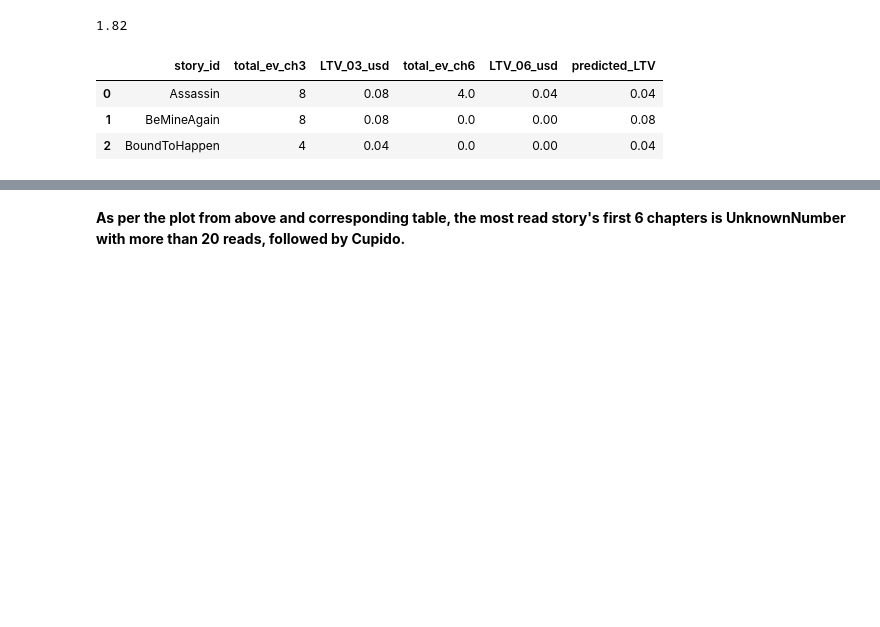
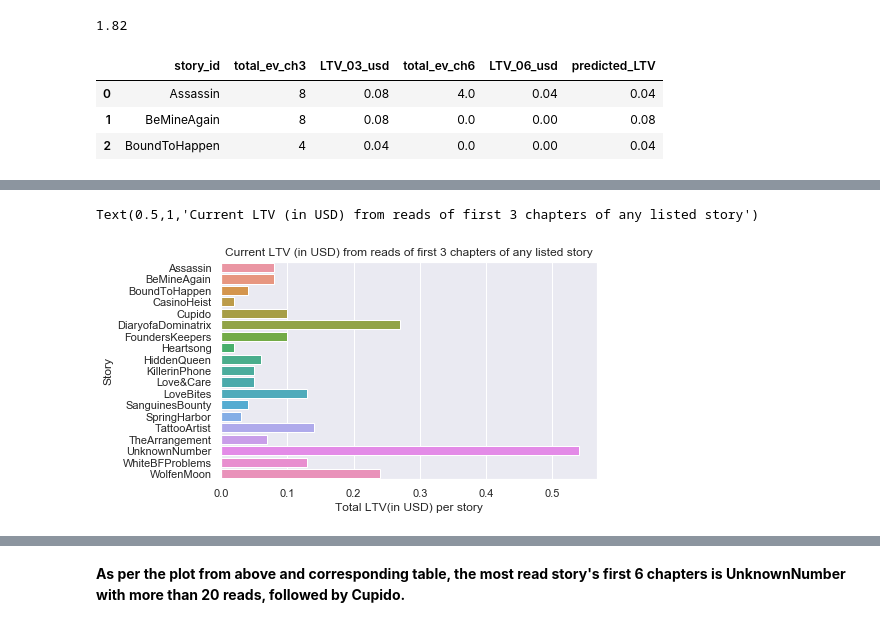
Before and after one commit to DanielaLaura/Data-Analysis, a Jupyter notebook: megazebra/MegaZebra Test.ipynb, the cells around one changed output, grey strips where cells are left out. Saved outputs shown, nothing was run; the diff lists cells and outputs as text; code cells hidden in the pictures; blank space fills up the shorter version.

```diff
--- a/megazebra/MegaZebra Test.ipynb
+++ b/megazebra/MegaZebra Test.ipynb
@@ -484,0 +486,11 @@ __As per the plot from above and corresponding table, the most read story's firs
+# %%
+# current LTV (in USD) from reads of first 3 chapters of any listed story
+sns.set_style('whitegrid')
+sns.set(font_scale=1)
+ax = sns.barplot(x="LTV_03_usd", y="story_id", data=revenue_chapter3)
+ax.set_xlabel('Total LTV(in USD) per story')
+ax.set_ylabel("Story")
+ax.set_title("Current LTV (in USD) from reads of first 3 chapters of any listed story")
+# %% [output]
+Text(0.5,1,'Current LTV (in USD) from reads of first 3 chapters of any listed story')
+[figure, added]
```
Also changed, not shown: parts of 9 cells of this notebook.
